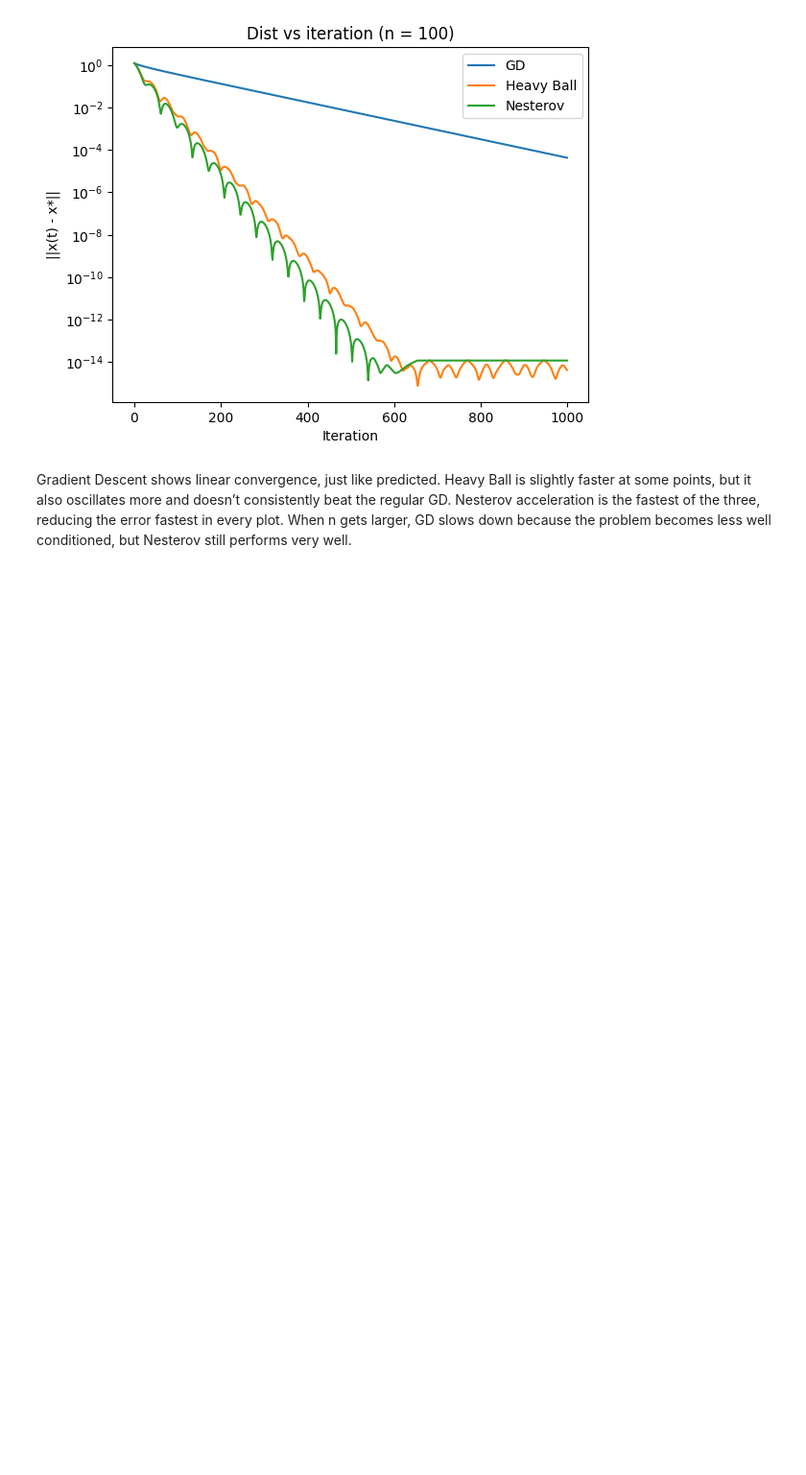
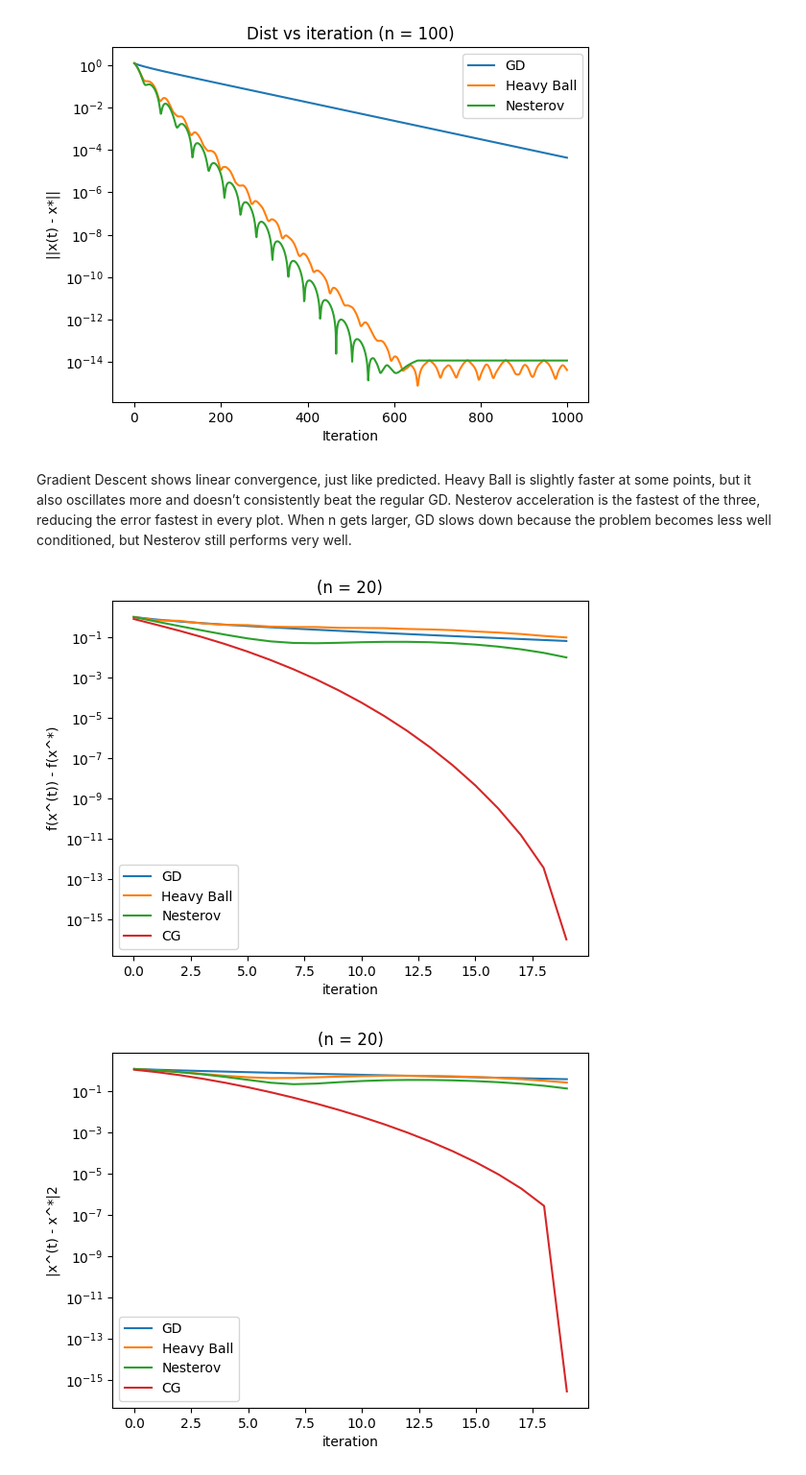
Before and after one commit to ageller02/MATH173A, a Jupyter notebook: HW_6.ipynb, the cells around one changed output. Shown at 96% size. Cells and saved outputs as stored; diff of their text form; code cells hidden in the pictures; blank space fills up the shorter version.

```diff
--- a/HW_6.ipynb
+++ b/HW_6.ipynb
@@ -299,3 +299,14 @@ plt.show()
 [figure]
 # %% [markdown]
 Gradient Descent shows linear convergence, just like predicted. Heavy Ball is slightly faster at some points, but it also oscillates more and doesn’t consistently beat the regular GD. Nesterov acceleration is the fastest of the three, reducing the error fastest in every plot. When n gets larger, GD slows down because the problem becomes less well conditioned, but Nesterov still performs very well.
+# %%
+def A_b(n):
+    A = np.diag(np.arange(1, n+1))
+    b = np.ones(n)
+    return A, b
+
+def f_val(x, A, b):
+    return 0.5 * x @ (A @ x) - b @ x
+
+def compute_x_star(A, b):
+    return np.linalg.solve(A, b)
@@ -301,0 +342,46 @@ Gradient Descent shows linear convergence, just like predicted. Heavy Ball is sl
+# %%
+def A_b(n):
+    A = np.diag(np.arange(1, n+1))
+    b = np.ones(n)
+    return A, b
+
+for n in [20, 100]:
+    A, b = A_b(n)
+    x_star = np.linalg.solve(A, b)
+    iters = n
+    _, f_mom, d_mom = GD(A, b, x_star, iters=iters)
+    _, f_hb,  d_hb  = heavy_ball(A, b, x_star, iters=iters)
+    _, f_nes, d_nes = nesterov(A, b, x_star, iters=iters)
+    _, f_cg,  d_cg  = CG(A, b, x_star, iters=iters)
+
+    methods = [
+        ("GD", f_mom, d_mom),
+        ("Heavy Ball",f_hb,  d_hb),
+        ("Nesterov",f_nes, d_nes),
+        ("CG", f_cg,  d_cg),
+    ]
+
+    plt.figure()
+    for name, f_hist, _ in methods:
+        f_arr = np.maximum(np.array(f_hist), 10**-16)
+        t = np.arange(len(f_arr))
+        plt.semilogy(t, f_arr, label=name)
+    plt.xlabel("iteration")
+    plt.title(f"(n = {n})")
+    plt.ylabel("f(x^(t)) - f(x^*)")
+    plt.legend()
+
+    plt.figure()
+    for name, _, d_hist in methods:
+        d_arr = np.maximum(np.array(d_hist), 10**-16)
+        t = np.arange(len(d_arr))
+        plt.semilogy(t, d_arr, label=name)
+    plt.xlabel("iteration")
+    plt.ylabel("|x^(t) - x^*|2")
+    plt.title(f"(n = {n})")
+    plt.legend()
+
+plt.show()
+# %% [output]
+[figure, added]
+[figure, added]
```
Also changed, not shown: parts of 2 cells of this notebook.
